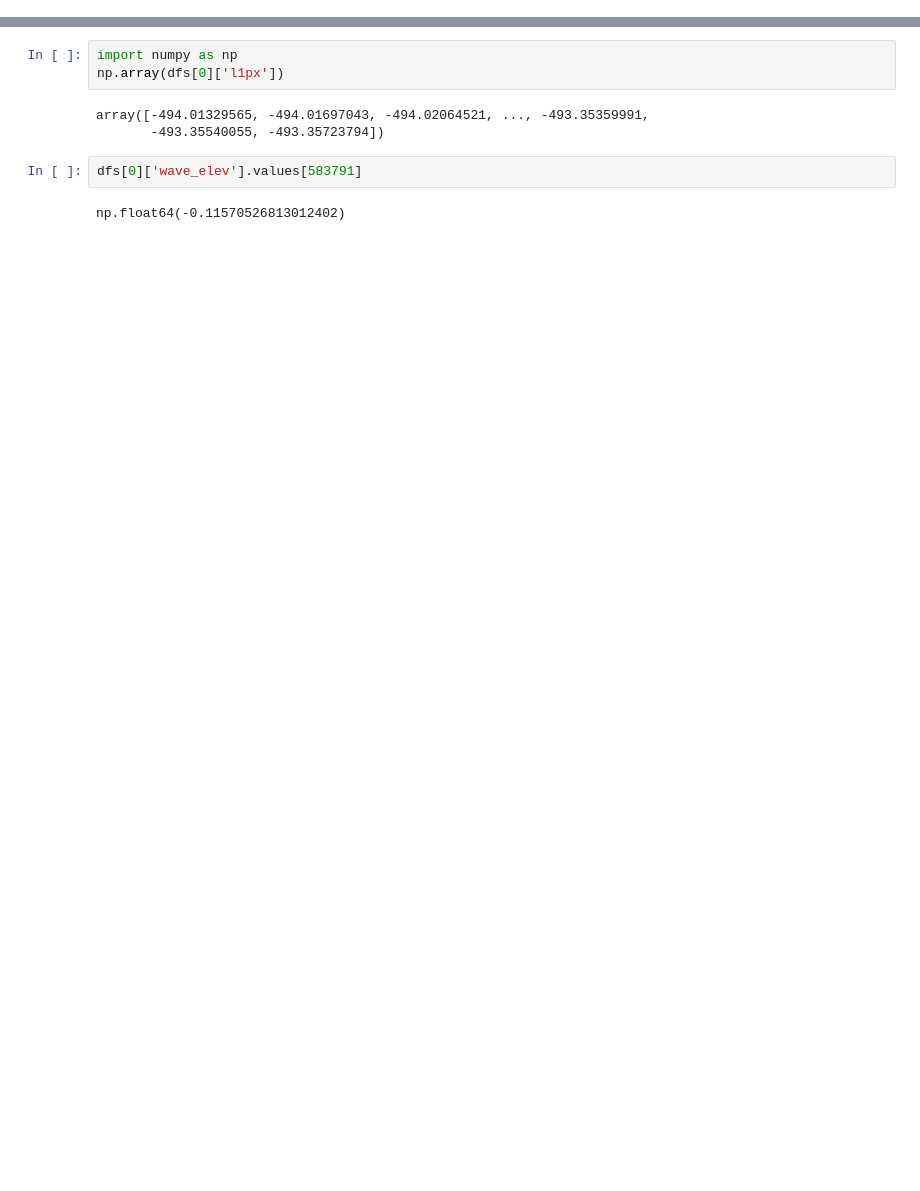
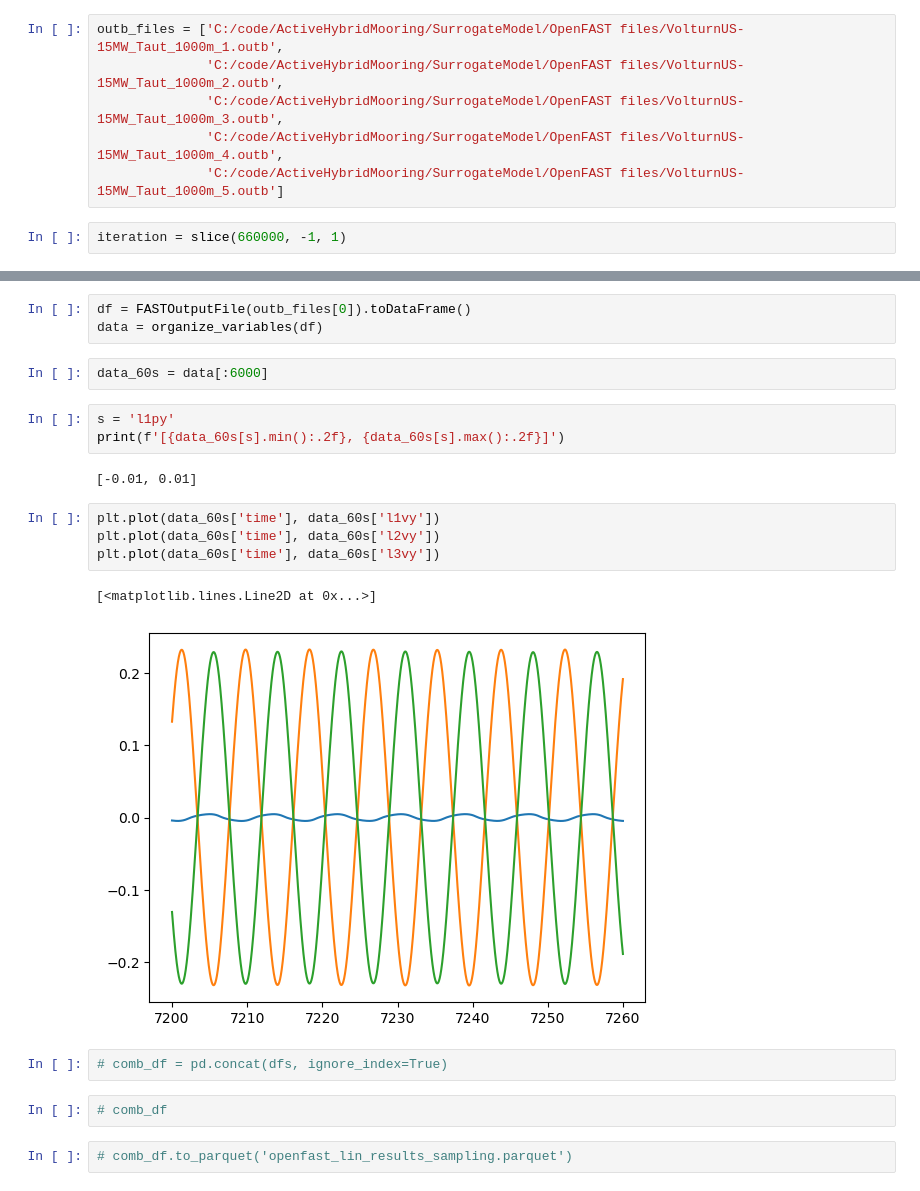
Before and after one commit to michaelcdevin/ActiveHybridMooring, a Jupyter notebook: SurrogateModel/openfast_results.ipynb, the cells around one changed output, grey strips where cells are left out. Cells and saved outputs as stored; diff of their text form; blank space fills up the shorter version.

```diff
--- a/SurrogateModel/openfast_results.ipynb
+++ b/SurrogateModel/openfast_results.ipynb
@@ -11,3 +6,11 @@ outb_files = ['E:/ahm/VolturnUS-15MW_Taut_1000m_1.outb',
+# %%
+outb_files = ['C:/code/ActiveHybridMooring/SurrogateModel/OpenFAST files/VolturnUS-15MW_Taut_1000m_1.outb',
+              'C:/code/ActiveHybridMooring/SurrogateModel/OpenFAST files/VolturnUS-15MW_Taut_1000m_2.outb',
+              'C:/code/ActiveHybridMooring/SurrogateModel/OpenFAST files/VolturnUS-15MW_Taut_1000m_3.outb',
+              'C:/code/ActiveHybridMooring/SurrogateModel/OpenFAST files/VolturnUS-15MW_Taut_1000m_4.outb',
+              'C:/code/ActiveHybridMooring/SurrogateModel/OpenFAST files/VolturnUS-15MW_Taut_1000m_5.outb']
+# %%
+iteration = slice(660000, -1, 1)
 # %%
 def organize_variables(df):
     vars = dict(
@@ -58,10 +57,23 @@ for i, df in enumerate(dfs):
-# %%
-import numpy as np
-np.array(dfs[0]['l1px'])
-# %% [output]
-array([-494.01329565, -494.01697043, -494.02064521, ..., -493.35359991,
-       -493.35540055, -493.35723794])
-# %%
-dfs[0]['wave_elev'].values[583791]
-# %% [output]
-np.float64(-0.11570526813012402)
+# %%
+df = FASTOutputFile(outb_files[0]).toDataFrame()
+data = organize_variables(df)
+# %%
+data_60s = data[:6000]
+# %%
+s = 'l1py'
+print(f'[{data_60s[s].min():.2f}, {data_60s[s].max():.2f}]')
+# %% [output]
+[-0.01, 0.01]
+# %%
+plt.plot(data_60s['time'], data_60s['l1vy'])
+plt.plot(data_60s['time'], data_60s['l2vy'])
+plt.plot(data_60s['time'], data_60s['l3vy'])
+# %% [output]
+[<matplotlib.lines.Line2D at 0x...>]
+[figure, added]
+# %%
+# comb_df = pd.concat(dfs, ignore_index=True)
+# %%
+# comb_df
+# %%
+# comb_df.to_parquet('openfast_lin_results_sampling.parquet')
```
Also changed, not shown: parts of 10 cells of this notebook, 4 other files.
